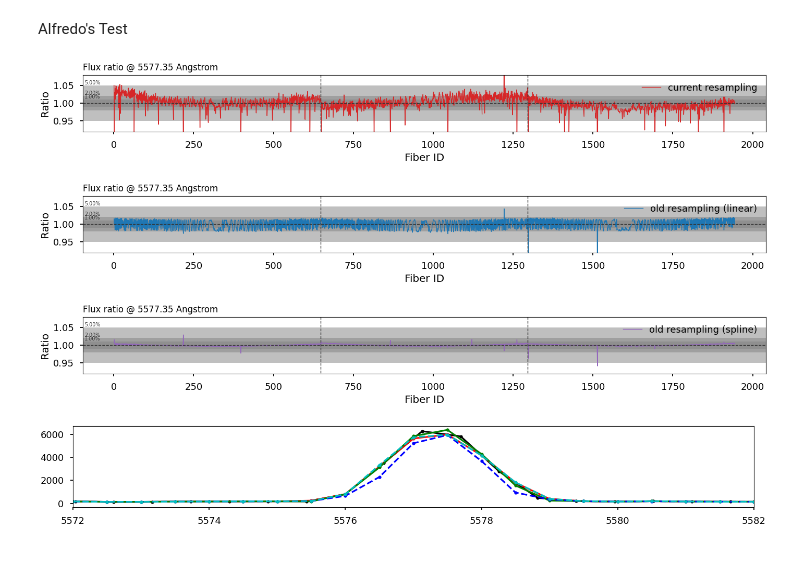
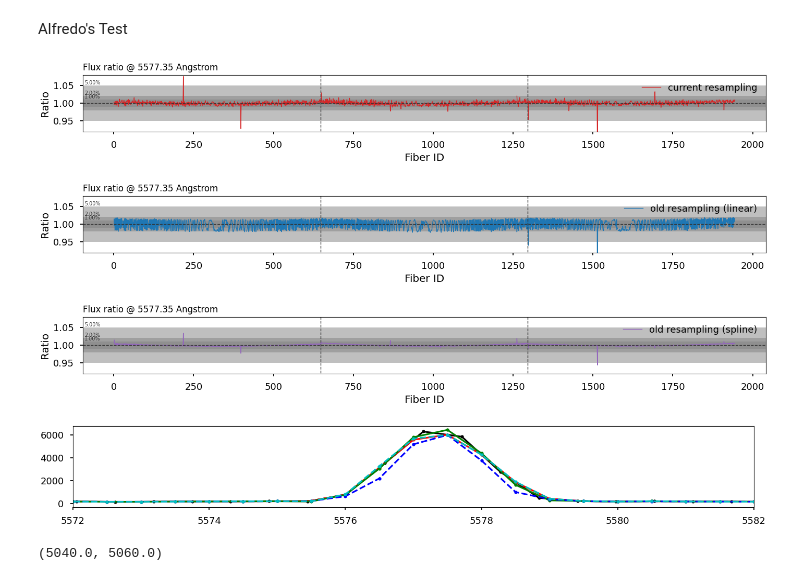
Before and after one commit to sdss/lvmdrp, a Jupyter notebook: examples/lco_com/testrebin.ipynb, the cells around one changed output. Drawn from its saved outputs; the diff is of its cells as text; code cells hidden in the pictures.

```diff
--- a/examples/lco_com/testrebin.ipynb
+++ b/examples/lco_com/testrebin.ipynb
@@ -41,7 +41,7 @@ f = 1513
 # d1 = d1[f,:]
 
 
-rss = loadRSS("/Users/droryn/work/LVM/data/sas/sdsswork/lvm/spectro/redux/1.1.0dev/1039XX/1039949/60356/ancillary/lvm-wobject-b-00012618.fits")
+rss = loadRSS("/Users/droryn/work/LVM/data/sas/sdsswork/lvm/spectro/redux/1.2.1dev/1039XX/1039949/60356/ancillary/lvm-wobject-b-00012618.fits")
 s1 = rss._data[f,:]
 w1 = rss._wave[f,:]
 
@@ -135,7 +154,7 @@ from lvmdrp.core import rss
 channel = "b"
 for channel in "b":
     #wframe = rss.RSS.from_file(f"/Volumes/CUCHUFLI/lvm/lvmdata/sas/sdsswork/lvm/spectro/redux/1.1.2dev/1055XX/1055752/60578/ancillary/lvm-wobject-{channel}-00026297.fits")
-    wframe = rss.RSS.from_file(f"/Users/droryn/work/LVM/data/sas/sdsswork/lvm/spectro/redux/1.1.2dev/1039XX/1039949/60356/ancillary/lvm-wobject-{channel}-00012618.fits")
+    wframe = rss.RSS.from_file(f"/Users/droryn/work/LVM/data/sas/sdsswork/lvm/spectro/redux/1.2.1dev/1039XX/1039949/60356/ancillary/lvm-wobject-{channel}-00012618.fits")
     hframe_lin = wframe.rectify_wave(wave_range=SPEC_CHANNELS[channel], wave_disp=0.5, method="linear")
     hframe_spl = wframe.rectify_wave(wave_range=SPEC_CHANNELS[channel], wave_disp=0.5, method="spline")
     hframe_niv = wframe.rectify_wave_niv(wave_range=SPEC_CHANNELS[channel], wave_disp=0.5)
@@ -178,33 +197,33 @@ for channel in "b":
     z_niv = hframe_niv.fit_lines_slit(cwaves=SKYLINES_FIBERFLAT[channel], dwave=20)#, select_fibers=fibers, axs=axs_niv)
     # fig_nat.tight_layout()
     # fig_lin.tight_layout()
     # fig_spl.tight_layout()
     # fig_niv.tight_layout()
 
     _, ax = plt.subplots(figsize=(14,2), layout="constrained")
     plot.slit(x=slitmap["fiberid"].data, y=z_nat / z_niv, ax=ax, color="tab:red", label="current resampling")
     ax.legend(loc=1, frameon=False, ncols=5)
     ax.set_ylim(0.92, 1.08)
     ax.set_xlabel("Fiber ID")
     ax.set_ylabel("Ratio")
     ax.set_title(f"Flux ratio @ {SKYLINES_FIBERFLAT[channel]:.2f} Angstrom", loc="left", fontsize="large")
 
     _, ax = plt.subplots(figsize=(14,2), layout="constrained")
     plot.slit(x=slitmap["fiberid"].data, y=z_nat / z_lin, ax=ax, color="tab:blue", label="old resampling (linear)")
     ax.legend(loc=1, frameon=False, ncols=5)
     ax.set_ylim(0.92, 1.08)
     ax.set_xlabel("Fiber ID")
     ax.set_ylabel("Ratio")
     ax.set_title(f"Flux ratio @ {SKYLINES_FIBERFLAT[channel]:.2f} Angstrom", loc="left", fontsize="large")
 
     _, ax = plt.subplots(figsize=(14,2), layout="constrained")
     plot.slit(x=slitmap["fiberid"].data, y=z_nat / z_spl, ax=ax, color="tab:purple", label="old resampling (spline)")
     ax.legend(loc=1, frameon=False, ncols=5)
     ax.set_ylim(0.92, 1.08)
     ax.set_xlabel("Fiber ID")
     ax.set_ylabel("Ratio")
     ax.set_title(f"Flux ratio @ {SKYLINES_FIBERFLAT[channel]:.2f} Angstrom", loc="left", fontsize="large")
 # %% [output]
-[figure, old version]
+[figure, new version]
 [figure]
 [figure]
@@ -840,3 +251,27 @@ plt.xlim(5572,5582)
 plt.show()
 # %% [output]
 [figure]
+# %%
+from lvmdrp.core.resample import resample_flux, resample_flux_density, Resample
+import matplotlib.pyplot as plt
+
+%matplotlib widget
+plt.cla()
+w = numpy.linspace(5000,5100,101,endpoint=True)
+w2 = numpy.linspace(5000,5100,121,endpoint=True)
+f = 100
+sigma = 1.51 / 2.35
+w0 = 5050.34
+s = f * 1./(numpy.sqrt(2*numpy.pi)*sigma) * numpy.exp(-0.5*((w-w0)/sigma)**2)
+
+plt.plot(w, s, 'k-')
+R = Resample(s, e=None, mask=None, x=w, newx=w2)
+s2 = R.outy
+plt.plot(w2, s2, 'r--')
+
+s3 = resample_flux(w2, w, s)
+plt.plot(w2, s3, 'g--')
+
+plt.xlim(5040,5060)
+# %% [output]
+(5040.0, 5060.0)
```
Also changed, not shown: parts of 6 cells of this notebook, 2 other files.
